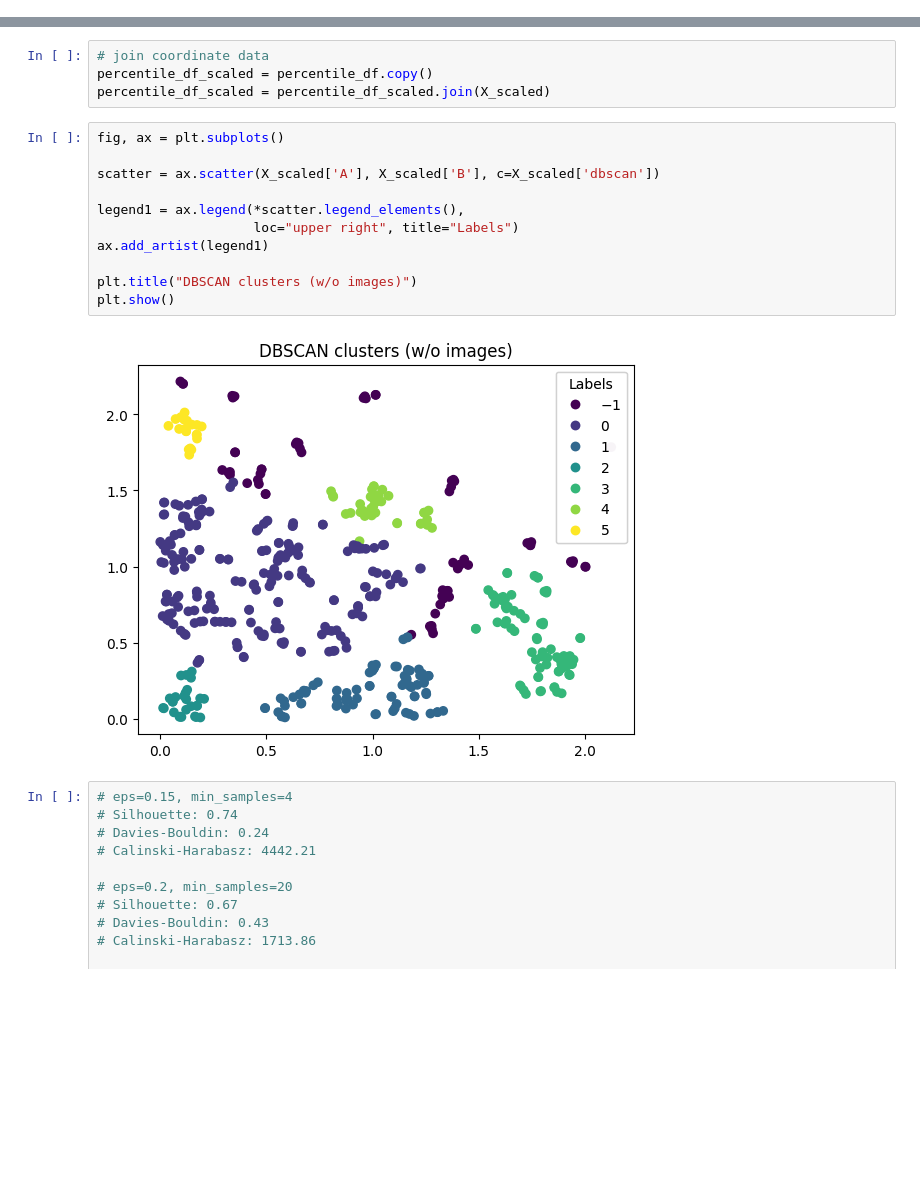
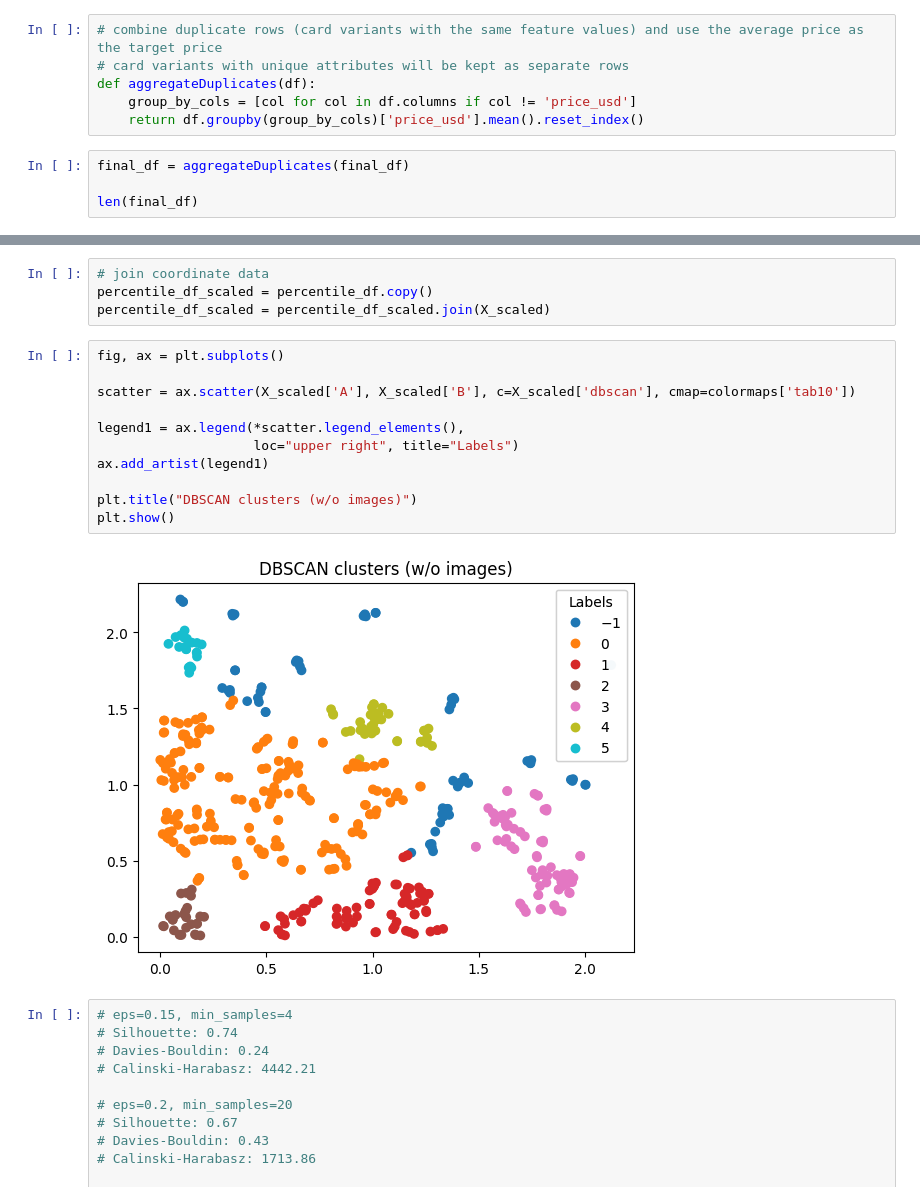
Before and after one commit to janelmjackson/understanding-mtg-card-value-through-ml, a Jupyter notebook: scryfall_dbscan.ipynb, the cells around one changed output, grey strips where cells are left out. Drawn from its saved outputs; the diff is of its cells as text; blank space fills up the shorter version.

```diff
--- a/scryfall_dbscan.ipynb
+++ b/scryfall_dbscan.ipynb
@@ -48,0 +54,10 @@ final_df = final_df[final_df['edhrec_rank'].notna()]
+# %%
+# combine duplicate rows (card variants with the same feature values) and use the average price as the target price
+# card variants with unique attributes will be kept as separate rows
+def aggregateDuplicates(df):
+    group_by_cols = [col for col in df.columns if col != 'price_usd']
+    return df.groupby(group_by_cols)['price_usd'].mean().reset_index()
+# %%
+final_df = aggregateDuplicates(final_df)
+
+len(final_df)
@@ -301,16 +318,16 @@ percentile_df_scaled = percentile_df_scaled.join(X_scaled)
 # %%
 fig, ax = plt.subplots()
 
-scatter = ax.scatter(X_scaled['A'], X_scaled['B'], c=X_scaled['dbscan'])
+scatter = ax.scatter(X_scaled['A'], X_scaled['B'], c=X_scaled['dbscan'], cmap=colormaps['tab10'])
 
 legend1 = ax.legend(*scatter.legend_elements(),
                     loc="upper right", title="Labels")
 ax.add_artist(legend1)
 
 plt.title("DBSCAN clusters (w/o images)")
 plt.show()
 # %% [output]
-[figure, old version]
+[figure, new version]
 # %%
 # eps=0.15, min_samples=4
 # Silhouette: 0.74
```
Also changed, not shown: parts of 4 cells of this notebook.
